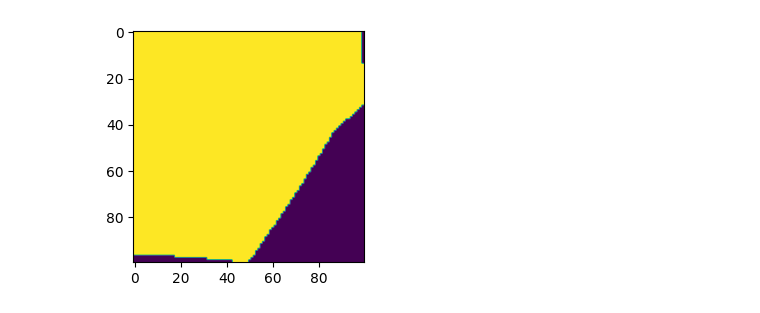
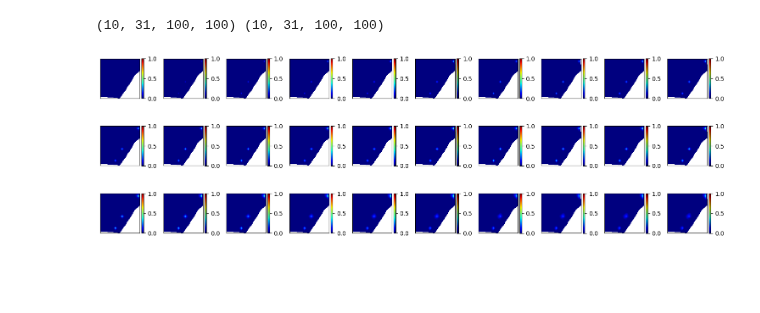
Before and after one commit to misaelmmorales/Placement-Control-Optim-CO2, a Jupyter notebook: placement-control-optim.ipynb, the cells around one changed output. Cells and saved outputs as stored; diff of their text form; code cells hidden in the pictures; blank space fills up the shorter version.

```diff
--- a/placement-control-optim.ipynb
+++ b/placement-control-optim.ipynb
@@ -14,6 +14,5 @@ Jfolder = '/mnt/e/Placement-Control-Optim-CO2/Johansen/data'
 actnum = np.loadtxt('{}/NPD5_ActiveCells.txt'.format(Jfolder), skiprows=1).flatten().reshape(100,100,11, order='F')
 actnum_pad = np.pad(actnum, ((14,14),(14,14),(2,3)), mode='constant', constant_values=0)
 
-plt.figure(figsize=(5,3)); plt.imshow(actnum[:,:,0]); plt.show()
+actnum_l1 = actnum[...,0]
+indexMap = np.argwhere(actnum_l1.flatten(order='F')).flatten(order='F')
-# %% [output]
-[figure, removed]
@@ -37,13 +37,32 @@ indexMap = np.argwhere(actnum_l1.flatten(order='F')).flatten(order='F')
 # %%
-saturation = np.zeros((30,100*100))
-pressure   = np.zeros((30,100*100))
+saturation = np.zeros((n_realizations, len(timesteps), 100*100))
+pressure   = np.zeros((n_realizations, len(timesteps), 100*100))
 
-for i in range(30):
-    saturation[i][indexMap] = saturation_f[i]
-    pressure[i][indexMap]   = pressure_f[i]
+for i in range(n_realizations):
+    for t in range(len(timesteps)):
+        saturation[i,t][indexMap] = saturation_f[i,t]
+        pressure[i,t][indexMap]   = pressure_f[i,t]
 
-saturation = saturation.reshape(30,100,100)
-pressure   = pressure.reshape(30,100,100)
+saturation = saturation.reshape(n_realizations, len(timesteps), 100, 100)
+pressure   = pressure.reshape(n_realizations, len(timesteps), 100, 100)
+print(saturation.shape, pressure.shape)
+# %% [output]
+(10, 31, 100, 100) (10, 31, 100, 100)
+# %%
+plt.figure(figsize=(15,5))
+k = 0
+for i in range(3):
+    for j in range(10):
+        plt.subplot(3,10,k+1)
+        sat_masked = np.ma.masked_where(actnum_l1==0, saturation[5,k])
+        im = plt.imshow(sat_masked, cmap='jet', vmin=0, vmax=1)
+        plt.colorbar(im, pad=0.04, fraction=0.046)
+        plt.xticks([]); plt.yticks([])
+        k += 1
+plt.tight_layout()
+plt.show()
+# %% [output]
+[figure, added]
 # %%
 plt.figure(figsize=(15,5))
 k = 0
```
Also changed, not shown: parts of 9 cells of this notebook, 9 other files.
